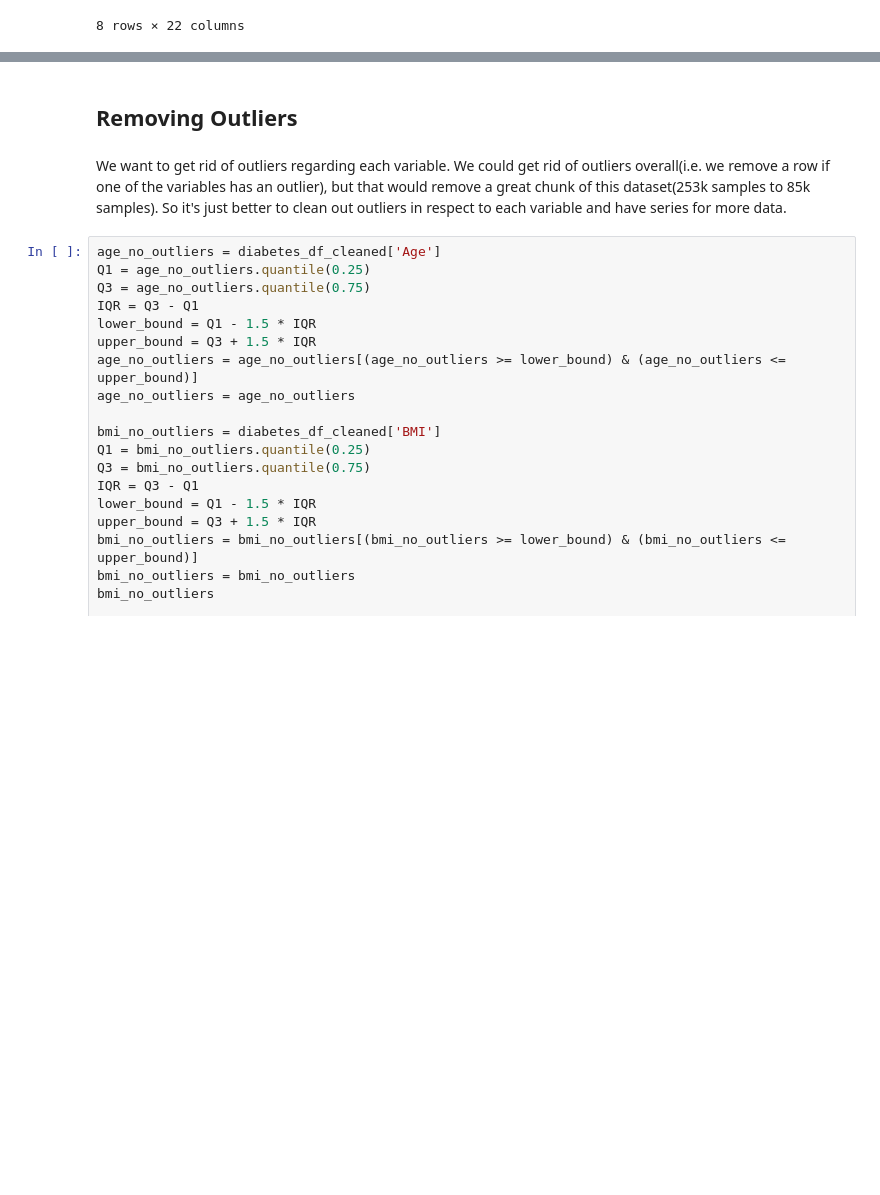
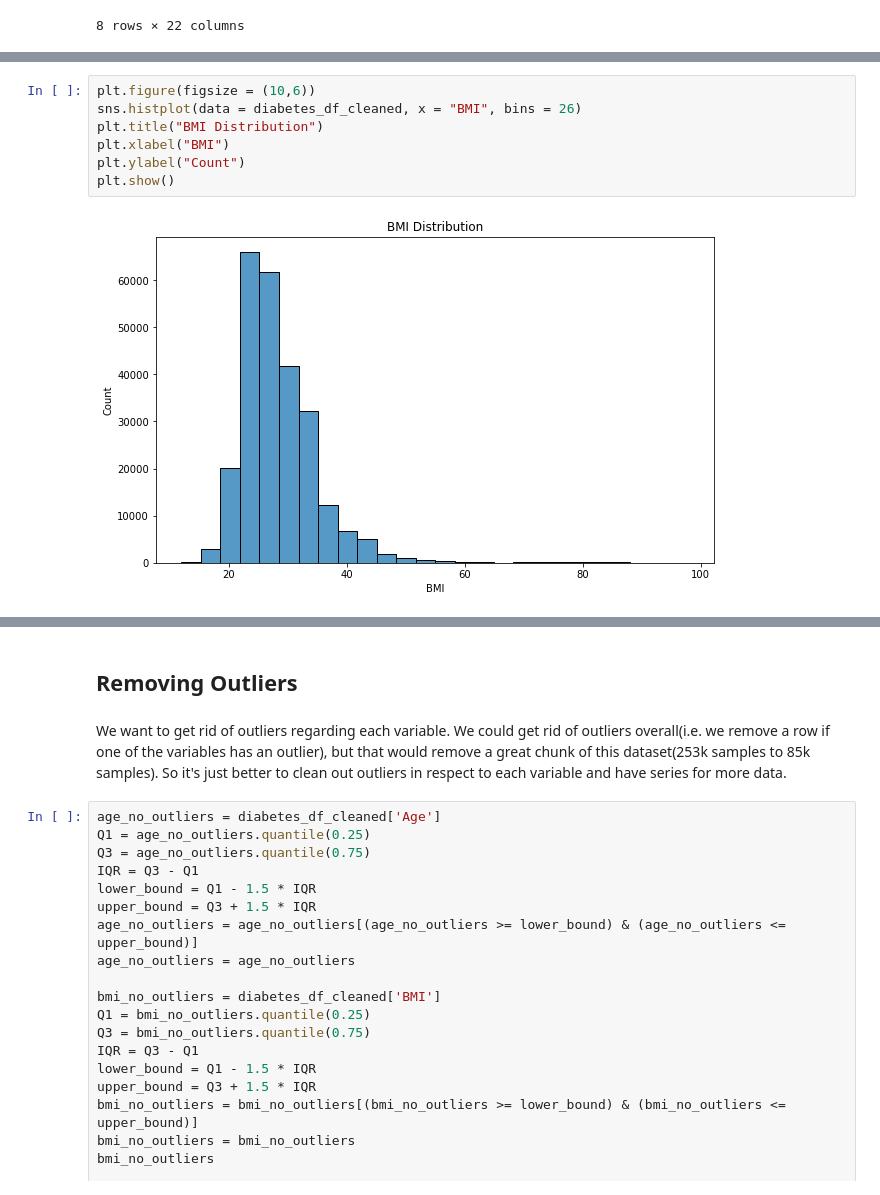
Before and after one commit to edwin815/diabetes_analysis, a Jupyter notebook: EDACheckpoint_Group132_WI24.ipynb, the cells around one changed output, grey strips where cells are left out. Saved outputs shown, nothing was run; the diff lists cells and outputs as text; blank space fills up the shorter version.

```diff
--- a/EDACheckpoint_Group132_WI24.ipynb
+++ b/EDACheckpoint_Group132_WI24.ipynb
@@ -222,0 +261,9 @@ plt.show()
+# %%
+plt.figure(figsize = (10,6))
+sns.histplot(data = diabetes_df_cleaned, x = "BMI", bins = 26)
+plt.title("BMI Distribution")
+plt.xlabel("BMI")
+plt.ylabel("Count")
+plt.show()
+# %% [output]
+[figure, added]
```
Also changed, not shown: parts of 20 cells of this notebook.
